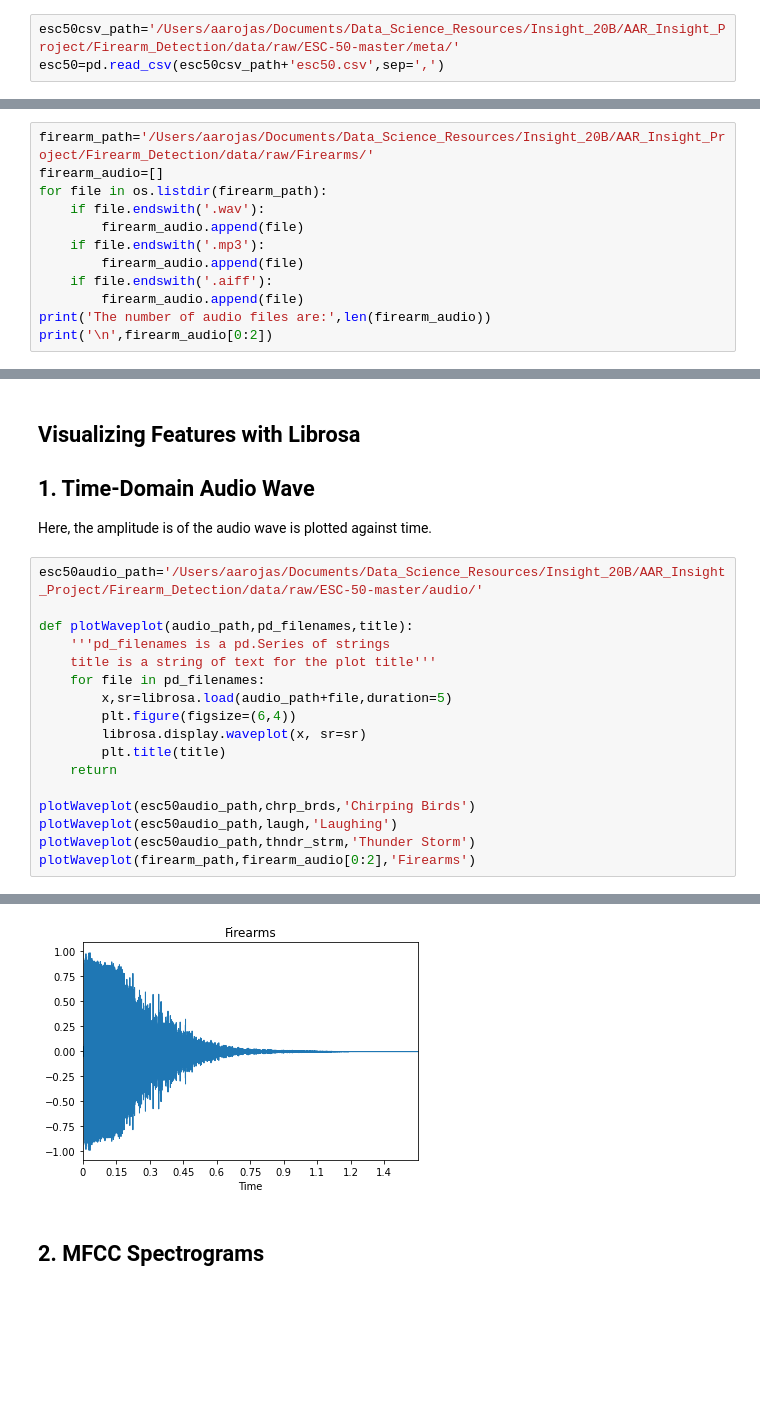
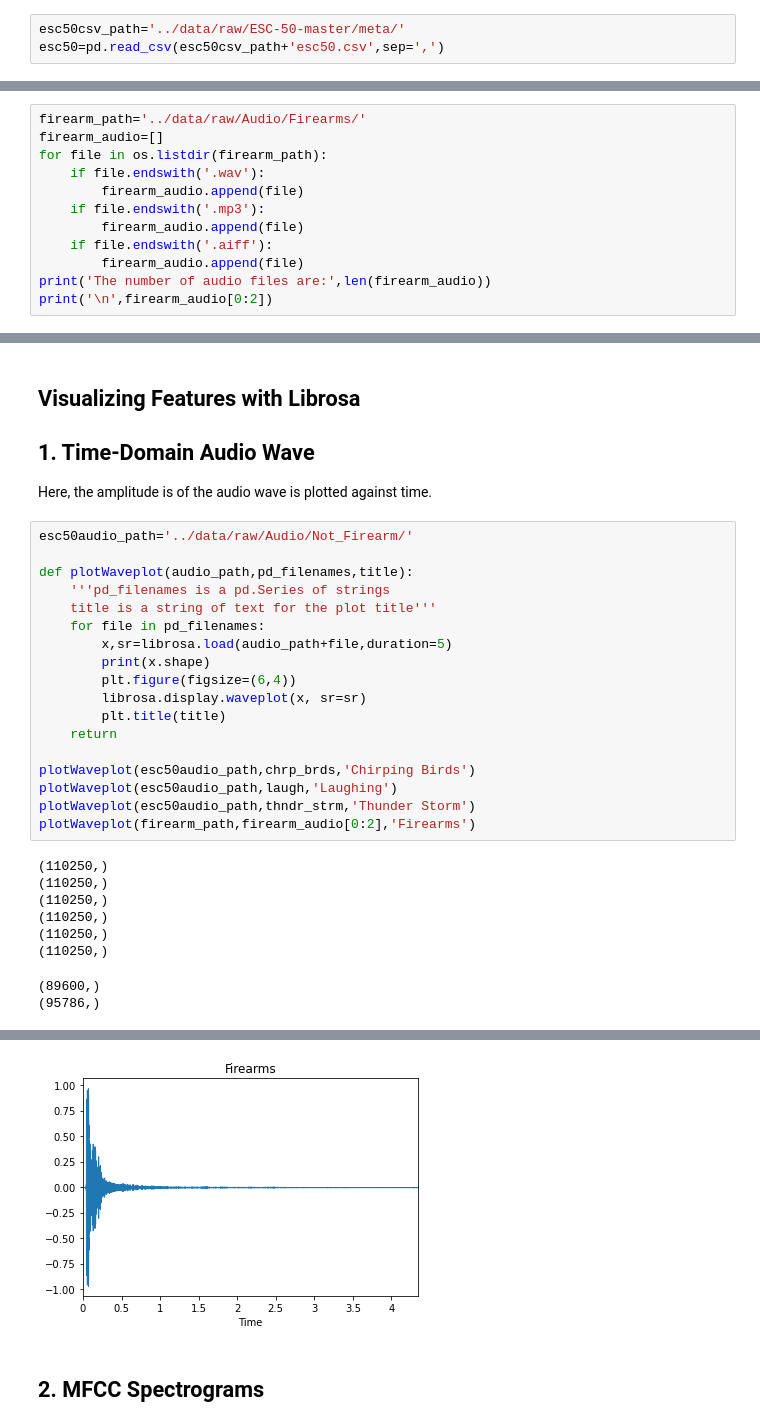
Before and after one commit to aarojas20/Firearm_Detection, a Jupyter notebook: notebooks/2. EDA of Audio Files.ipynb, the cells around one changed output, grey strips where cells are left out. Cells and saved outputs as stored; diff of their text form; blank space fills up the shorter version.

```diff
--- a/notebooks/2. EDA of Audio Files.ipynb
+++ b/notebooks/2. EDA of Audio Files.ipynb
@@ -21,7 +21,7 @@ The ESC50 file is from the Environmental Sound Classification project: https://g
 
 I will look at two data files from three categories, and compare them to the audio files of firearms. The three categories I picked are based on sounds that may be heard in a home: chirping birds, laughing, and thunderstorm.
 # %%
-esc50csv_path='/Users/aarojas/Documents/Data_Science_Resources/Insight_20B/AAR_Insight_Project/Firearm_Detection/data/raw/ESC-50-master/meta/'
+esc50csv_path='../data/raw/ESC-50-master/meta/'
 esc50=pd.read_csv(esc50csv_path+'esc50.csv',sep=',')
 # %%
 esc50bycategory=esc50.groupby(['category'])
@@ -45,7 +45,7 @@ Name: filename, dtype: object
 # %% [markdown]
 ## Firearm Audio Files
 # %%
-firearm_path='/Users/aarojas/Documents/Data_Science_Resources/Insight_20B/AAR_Insight_Project/Firearm_Detection/data/raw/Firearms/'
+firearm_path='../data/raw/Audio/Firearms/'
 firearm_audio=[]
 for file in os.listdir(firearm_path):
     if file.endswith('.wav'):
@@ -65,31 +65,40 @@ The number of audio files are: 46
 ## 1. Time-Domain Audio Wave
 Here, the amplitude is of the audio wave is plotted against time.
 # %%
-esc50audio_path='/Users/aarojas/Documents/Data_Science_Resources/Insight_20B/AAR_Insight_Project/Firearm_Detection/data/raw/ESC-50-master/audio/'
+esc50audio_path='../data/raw/Audio/Not_Firearm/'
 
 def plotWaveplot(audio_path,pd_filenames,title):
     '''pd_filenames is a pd.Series of strings
     title is a string of text for the plot title'''
     for file in pd_filenames:
         x,sr=librosa.load(audio_path+file,duration=5)
+        print(x.shape)
         plt.figure(figsize=(6,4))
         librosa.display.waveplot(x, sr=sr)
         plt.title(title)
     return
 
 plotWaveplot(esc50audio_path,chrp_brds,'Chirping Birds')
 plotWaveplot(esc50audio_path,laugh,'Laughing')
 plotWaveplot(esc50audio_path,thndr_strm,'Thunder Storm')
 plotWaveplot(firearm_path,firearm_audio[0:2],'Firearms')
 # %% [output]
+(110250,)
+(110250,)
+(110250,)
+(110250,)
+(110250,)
+(110250,)
+(89600,)
+(95786,)
 [figure]
 [figure]
 [figure]
 [figure]
 [figure]
 [figure]
 [figure]
-[figure, old version]
+[figure, new version]
 # %% [markdown]
 ## 2. MFCC Spectrograms
 # %%
```
Also changed, not shown: parts of 6 cells of this notebook, 11 other files.
